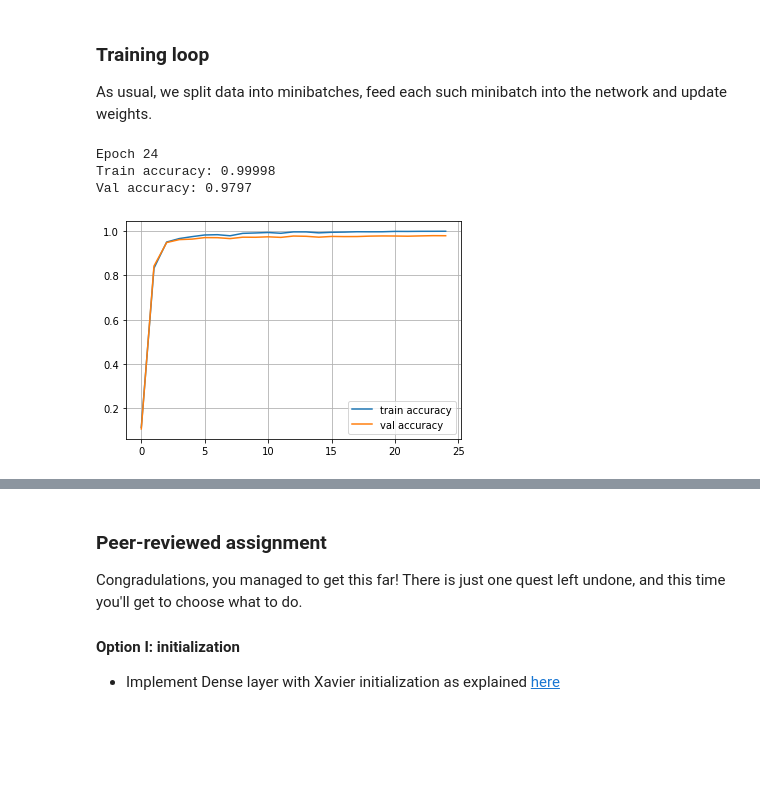
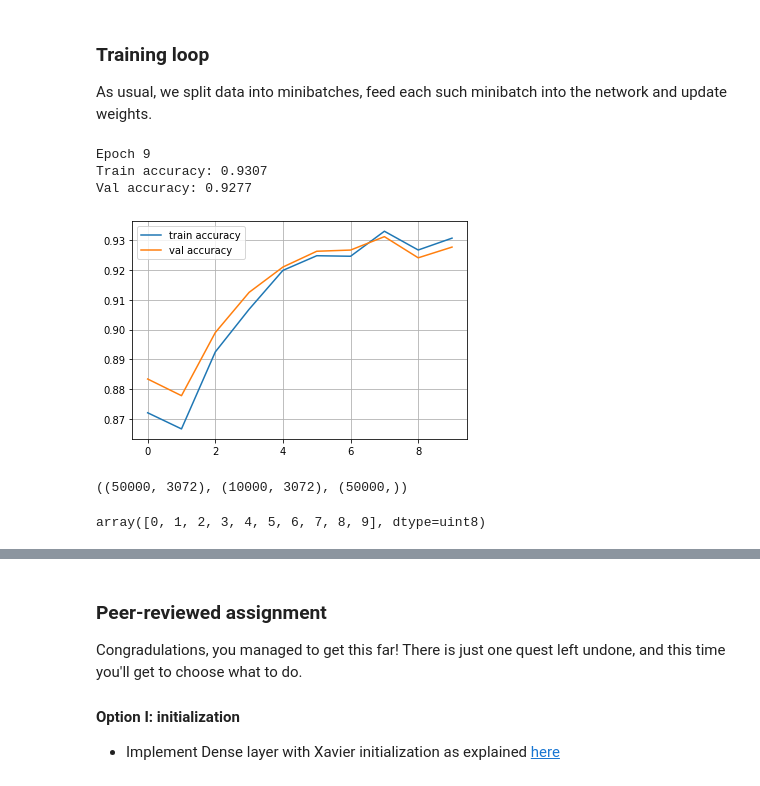
Before and after one commit to Raptor3012/Network, a Jupyter notebook: NumpyNN (honor).ipynb, the cells around one changed output, grey strips where cells are left out. Cells and saved outputs as stored; diff of their text form; code cells hidden in the pictures; blank space fills up the shorter version.

```diff
--- a/NumpyNN (honor).ipynb
+++ b/NumpyNN (honor).ipynb
@@ -89,14 +89,14 @@ class ReLU(Layer):
         relu_grad = input > 0
         return grad_output*relu_grad
 # %%
-# some tests
-from util import eval_numerical_gradient
-x = np.linspace(-1,1,10*32).reshape([10,32])
-l = ReLU()
-grads = l.backward(x,np.ones([10,32])/(32*10))
-numeric_grads = eval_numerical_gradient(lambda x: l.forward(x).mean(), x=x)
-assert np.allclose(grads, numeric_grads, rtol=1e-3, atol=0),\
-    "gradient returned by your layer does not match the numerically computed gradient"
+# # some tests
+# from util import eval_numerical_gradient
+# x = np.linspace(-1,1,10*32).reshape([10,32])
+# l = ReLU()
+# grads = l.backward(x,np.ones([10,32])/(32*10))
+# numeric_grads = eval_numerical_gradient(lambda x: l.forward(x).mean(), x=x)
+# assert np.allclose(grads, numeric_grads, rtol=1e-3, atol=0),\
+#     "gradient returned by your layer does not match the numerically computed gradient"
 # %%
 class LeakyReLU(Layer):
     def __init__(self):
@@ -141,7 +141,7 @@ Where
 Both W and b are initialized during layer creation and updated each time backward is called.
 # %%
 class Dense(Layer):
-    def __init__(self, input_units, output_units, learning_rate=0.1):
+    def __init__(self, input_units, output_units, learning_rate=0.05):
         """
         A dense layer is a layer which performs a learned affine transformation:
         f(x) = <W*x> + b
@@ -333,12 +406,8 @@ We'll define network as a list of layers, each applied on top of previous one. I
 # %%
 network = []
-network.append(Dense(X_train.shape[1],200))
-network.append(LeakyReLU())
-network.append(Dense(200,100))
-network.append(LeakyReLU())
-network.append(Dense(100,50))
-network.append(LeakyReLU())
-network.append(Dense(50,10))
+network.append(Dense_mod(X_train.shape[1],200))
+network.append(ReLU())
+network.append(Dense_mod(200,10))
 # %%
 def forward(network, X):
     """
@@ -363,7 +432,7 @@ def predict(network,X):
     logits = forward(network,X)[-1]
     return logits.argmax(axis=-1)
 
-def train(network,X,y):
+def train(network,X,y, epoch):
     """
     Train your network on a given batch of X and y.
     You first need to run forward to get all layer activations.
@@ -390,7 +459,8 @@ def train(network,X,y):
 
         layer_bac = network[layer_step].backward(
             input = layer_inputs[layer_step],
-            grad_output = layer_bac)
+            grad_output = layer_bac,
+            epoch=epoch)
 
     return np.mean(loss)
 # %% [markdown]
@@ -417,25 +487,25 @@ from IPython.display import clear_output
 train_log = []
 val_log = []
 # %%
-for epoch in range(25):
+for epoch in range(10):
 
     for x_batch,y_batch in iterate_minibatches(X_train,y_train,batchsize=32,shuffle=True):
-        train(network,x_batch,y_batch)
+        train(network,x_batch,y_batch, epoch)
 
     train_log.append(np.mean(predict(network,X_train)==y_train))
     val_log.append(np.mean(predict(network,X_val)==y_val))
 
     clear_output()
     print("Epoch",epoch)
     print("Train accuracy:",train_log[-1])
     print("Val accuracy:",val_log[-1])
     plt.plot(train_log,label='train accuracy')
     plt.plot(val_log,label='val accuracy')
     plt.legend(loc='best')
     plt.grid()
     plt.show()
 # %% [output]
-Epoch 24
-Train accuracy: 0.99998
-Val accuracy: 0.9797
+Epoch 9
+Train accuracy: 0.9307
+Val accuracy: 0.9277
-[figure, old version]
+[figure, new version]
@@ -441,0 +528,8 @@ Val accuracy: 0.9797
+# %%
+x_train.shape, x_test.shape, y_train.shape
+# %% [output]
+((50000, 3072), (10000, 3072), (50000,))
+# %%
+np.unique(y_train)
+# %% [output]
+array([0, 1, 2, 3, 4, 5, 6, 7, 8, 9], dtype=uint8)
```
Also changed, not shown: parts of 8 cells of this notebook.
